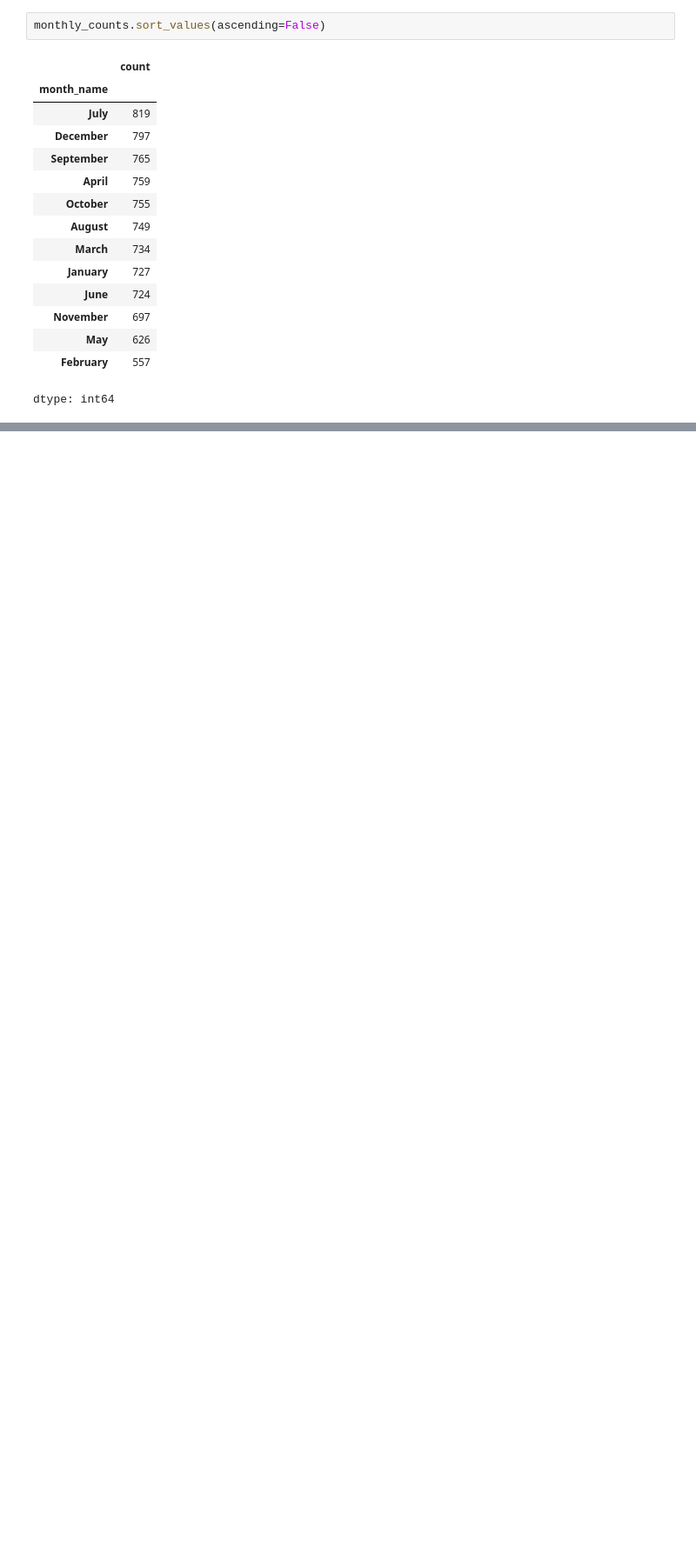
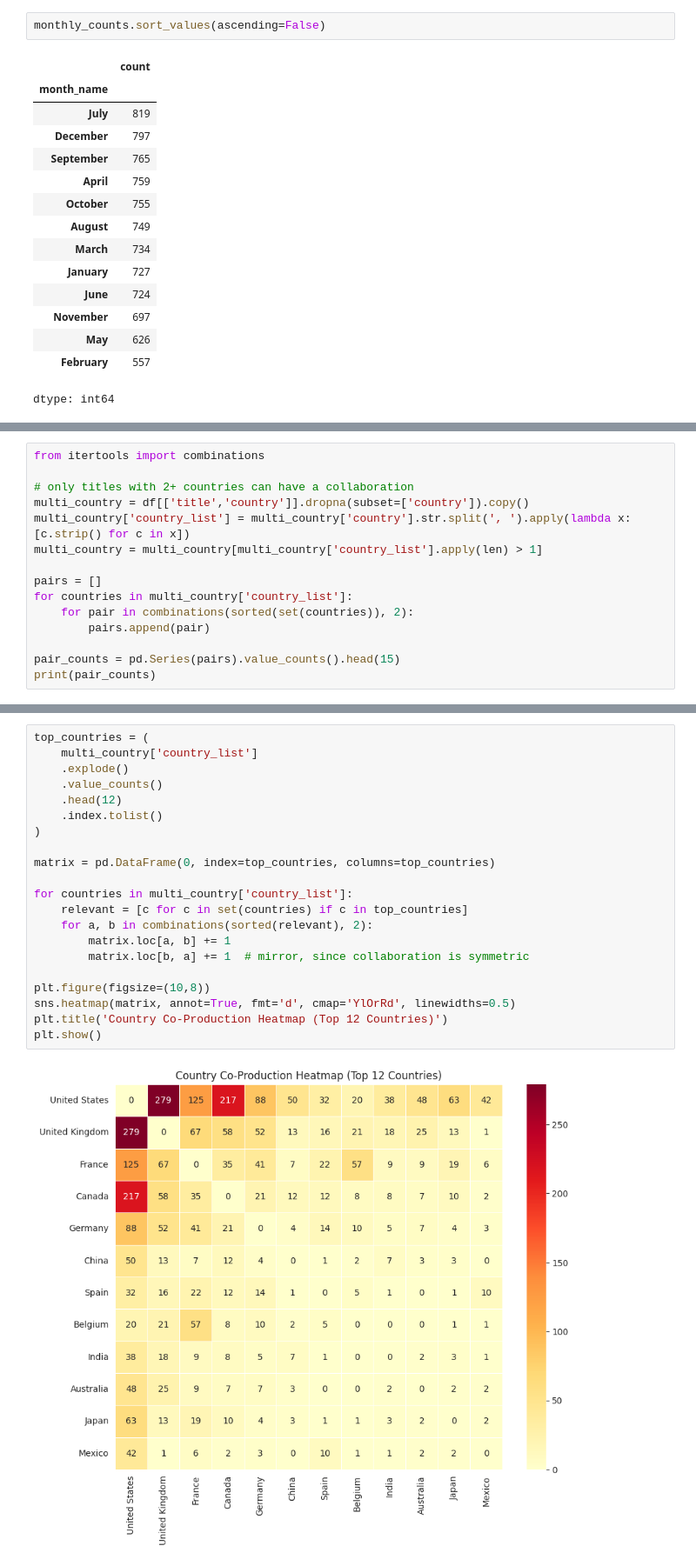
Before and after one commit to shivamsing071-cloud/Netflix-EDA-Analysis, a Jupyter notebook: Untitled1.ipynb, the cells around one changed output, grey strips where cells are left out. Shown at 87% size. Saved outputs shown, nothing was run; the diff lists cells and outputs as text; blank space fills up the shorter version.

```diff
--- a/Untitled1.ipynb
+++ b/Untitled1.ipynb
@@ -229,0 +268,15 @@ dtype: int64
+# %%
+from itertools import combinations
+
+# only titles with 2+ countries can have a collaboration
+multi_country = df[['title','country']].dropna(subset=['country']).copy()
+multi_country['country_list'] = multi_country['country'].str.split(', ').apply(lambda x: [c.strip() for c in x])
+multi_country = multi_country[multi_country['country_list'].apply(len) > 1]
+
+pairs = []
+for countries in multi_country['country_list']:
+    for pair in combinations(sorted(set(countries)), 2):
+        pairs.append(pair)
+
+pair_counts = pd.Series(pairs).value_counts().head(15)
+print(pair_counts)
@@ -229,0 +300,23 @@ dtype: int64
+# %%
+top_countries = (
+    multi_country['country_list']
+    .explode()
+    .value_counts()
+    .head(12)
+    .index.tolist()
+)
+
+matrix = pd.DataFrame(0, index=top_countries, columns=top_countries)
+
+for countries in multi_country['country_list']:
+    relevant = [c for c in set(countries) if c in top_countries]
+    for a, b in combinations(sorted(relevant), 2):
+        matrix.loc[a, b] += 1
+        matrix.loc[b, a] += 1  # mirror, since collaboration is symmetric
+
+plt.figure(figsize=(10,8))
+sns.heatmap(matrix, annot=True, fmt='d', cmap='YlOrRd', linewidths=0.5)
+plt.title('Country Co-Production Heatmap (Top 12 Countries)')
+plt.show()
+# %% [output]
+[figure, added]
```
Also changed, not shown: parts of 16 cells of this notebook.
